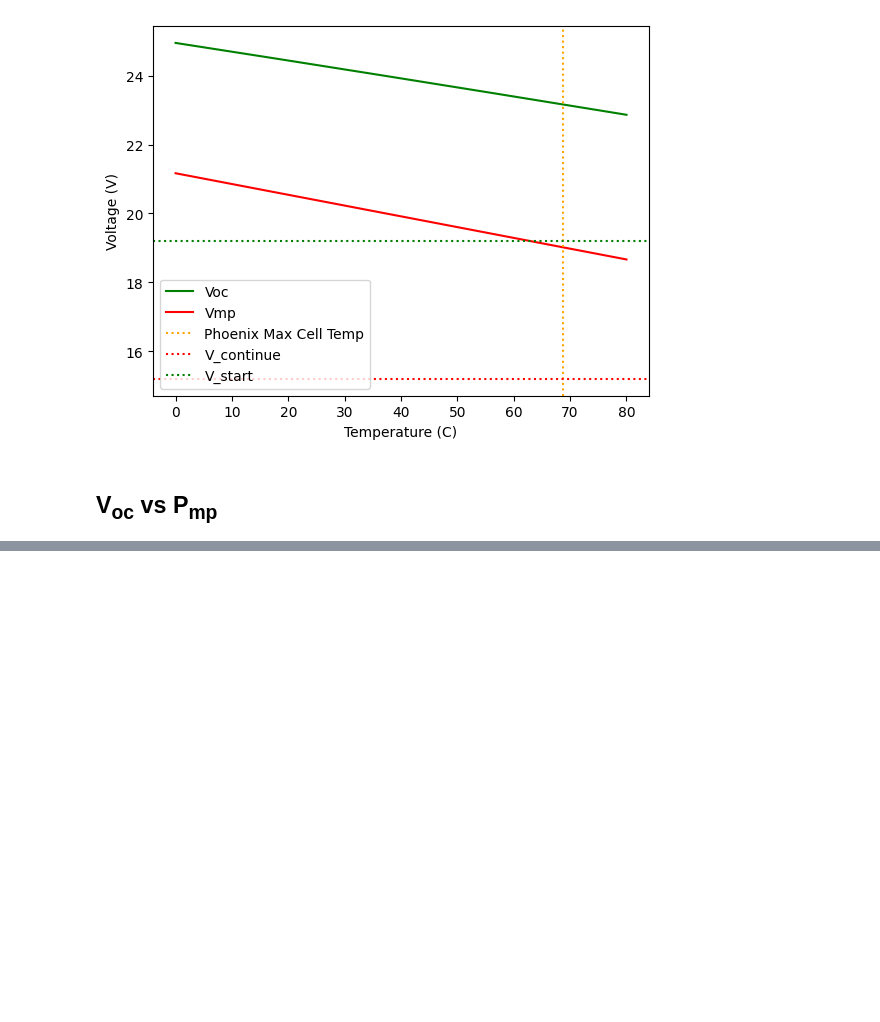
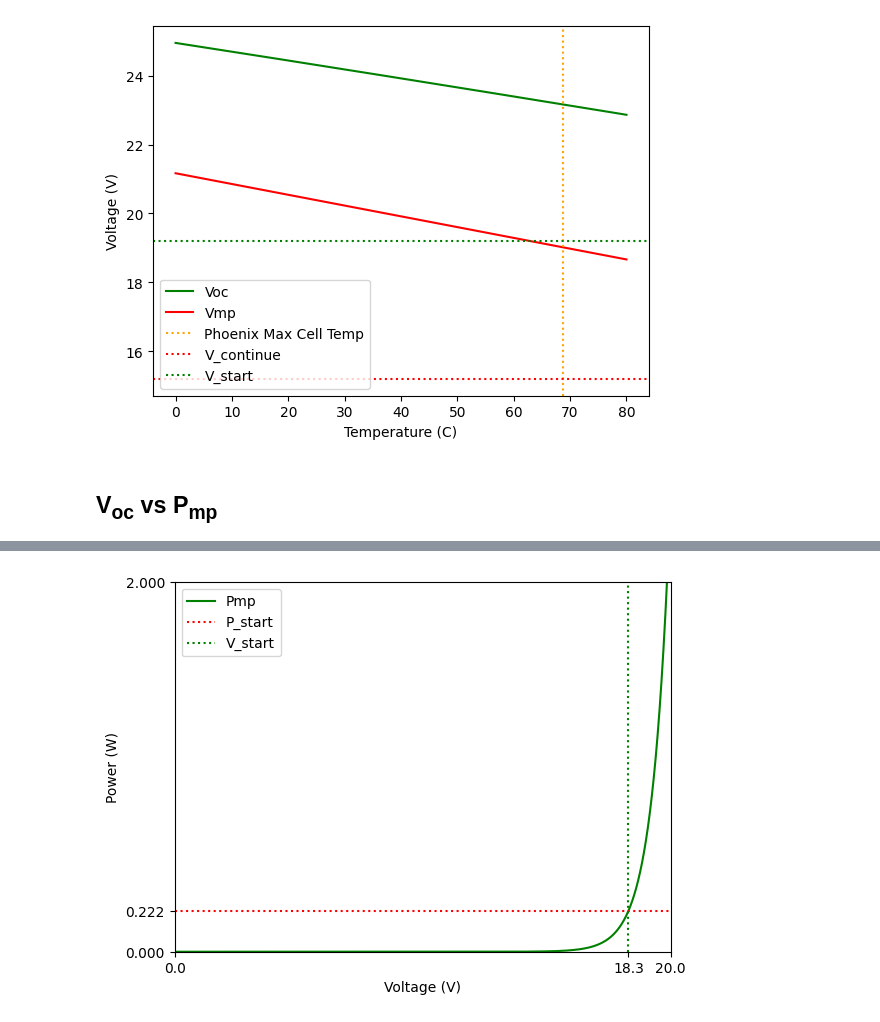
Before and after one commit to natecostello/pv-partial-shading, a Jupyter notebook: voc_vmp_vs_irradiance.ipynb, the cells around one changed output, grey strips where cells are left out. Cells and saved outputs as stored; diff of their text form; code cells hidden in the pictures; blank space fills up the shorter version.

Commit message:
added a plot showing power at alternator turn on

```diff
--- a/voc_vmp_vs_irradiance.ipynb
+++ b/voc_vmp_vs_irradiance.ipynb
@@ -222,0 +161,84 @@ Max Voc = 23.151855937570872
+# %%
+
+plt.figure()
+
+# create two y-axes
+ax1 = plt.gca()
+
+# ensure both y axes intersect the x axis at a y value of 0
+ax1.spines['left'].set_position(('outward', 0))
+
+ax1.plot(curve_info['v_oc'], curve_info['p_mp'], label='Pmp', color='g')
+
+#label the axes
+ax1.set_xlabel('Voltage (V)')
+ax1.set_ylabel('Power (W)')
+
+v_start = 18.3
+
+# find the index where v_oc exceeds 19.2v
+idx_v_start = np.where(curve_info['v_oc'] > v_start)[0][0]
+
+# find the index where pmp exceeds 10w
+idx_pmp = np.where(curve_info['p_mp'] >= 2)[0][0]
+
+# find the p_mp point for idx_v_start
+p_start = curve_info['p_mp'][idx_v_start]
+print(f'P_start = {p_start}')
+
+# plot a horizontal line at p_mp for idx_v_start
+ax1.axhline(y=p_start, color='r', linestyle=':', label='P_start')
+
+# limit range of y-axis to 0-20
+ax1.set_ylim(0, curve_info['p_mp'][idx_pmp])
+
+# add a tick to the y-axis at the the value of p_start
+ax1.set_yticks([0, p_start, 2])
+
+# plot a vertical line at 19.2v for V_start
+ax1.axvline(x=v_start, color='g', linestyle=':', label='V_start')
+
+# add a tick to the x-axis at the the value of v_start
+ax1.set_xticks([0, v_start, 20])
+
+# # second axis
+# # create a second y-axis
+# ax2 = ax1.twinx()
+
+# # ensure both y axes intersect the x axis at a y value of 0
+# ax2.spines['left'].set_position(('outward', 0))
+
+# # plot irradiance on the second y axis
+# ax2.plot(curve_info['v_oc'], Geff, label='Geff', linestyle=':' , color='b')
+
+# # set the y-axis ticks to include Geff[idx_v_start]
+# ax2.set_yticks([0, Geff[idx_v_start]])
+# print(f'Geff[idx_v_start] = {Geff[idx_v_start]}')
+
+# # label the y-axis
+# ax2.set_ylabel('Effective Irradiance (W/m^2)')
+
+# # set the x intercept of both y axis to 0
+# ax2.spines['left'].set_position(('outward', 0))
+
+# # set the x-axis ticks to include v_start
+# plt.xticks([0, v_start])
+
+# # limit the second y-axis to 0-1000
+# ax2.set_ylim(0, Geff[idx_pmp+400])
+# # use a single legend for both axes
+# lines, labels = ax1.get_legend_handles_labels()
+# lines2, labels2 = ax2.get_legend_handles_labels()
+# ax2.legend(lines + lines2, labels + labels2, loc='upper right')
+
+
+
+
+print(f'Geff[idx_pmp] = {Geff[idx_pmp]}')
+
+plt.xlim(0,20)
+
+
+# legend
+plt.legend()
+# %% [output]
@@ -222,0 +248 @@ Max Voc = 23.151855937570872
+[figure, added]
```
Also changed, not shown: parts of 4 cells of this notebook.
